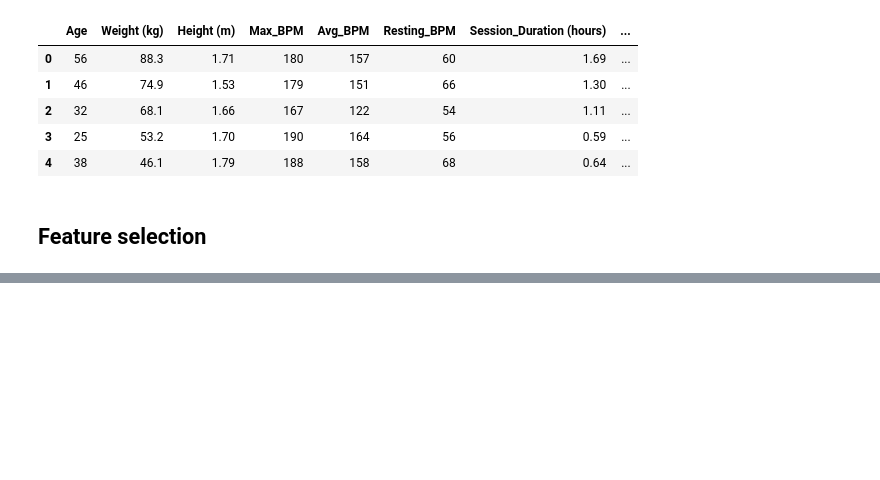
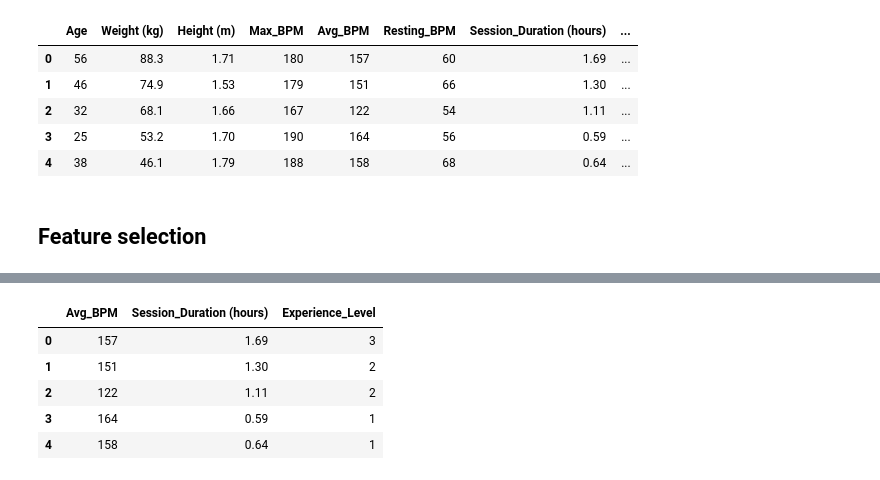
Before and after one commit to GEI-duo/meinf-ai-wp-01, a Jupyter notebook: notebooks/3-feature-engineering.ipynb, the cells around one changed output, grey strips where cells are left out. Saved outputs shown, nothing was run; the diff lists cells and outputs as text; code cells hidden in the pictures; blank space fills up the shorter version.

```diff
--- a/notebooks/3-feature-engineering.ipynb
+++ b/notebooks/3-feature-engineering.ipynb
@@ -86,0 +134,9 @@ encoded_df.head()
+# %%
+X_data["ExtraTreesRegressor"].head()
+# %% [output]
+|  | Avg_BPM | Session_Duration (hours) | Experience_Level |
+| 0 | 157 | 1.69 | 3 |
+| 1 | 151 | 1.30 | 2 |
+| 2 | 122 | 1.11 | 2 |
+| 3 | 164 | 0.59 | 1 |
+| 4 | 158 | 0.64 | 1 |
```
Also changed, not shown: parts of 8 cells of this notebook, 24 other files.
